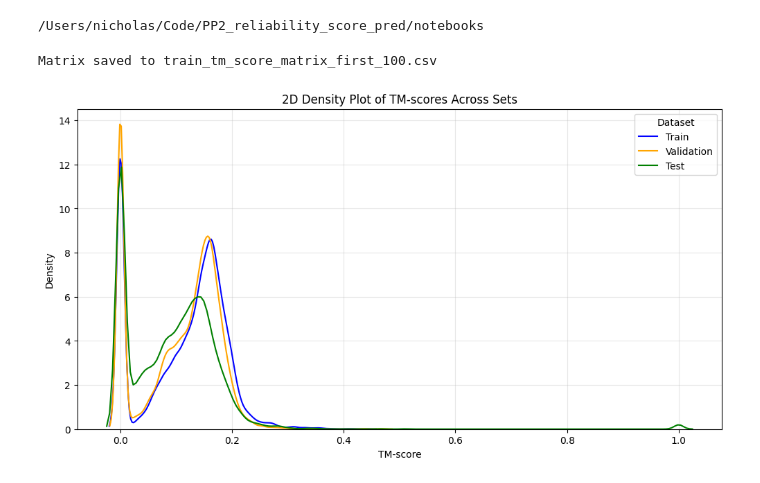
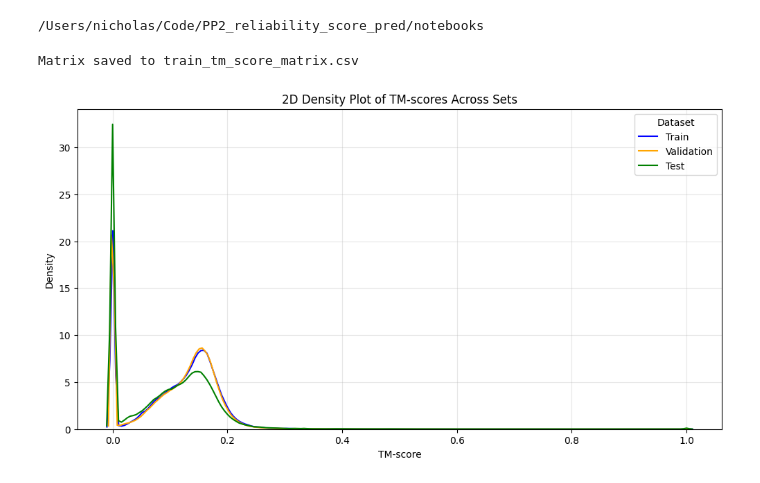
Before and after one commit to LeonHafner/PP2_reliability_score_pred, a Jupyter notebook: notebooks/tmscore.ipynb, the cells around one changed output. Drawn from its saved outputs; the diff is of its cells as text; code cells hidden in the pictures.

```diff
--- a/notebooks/tmscore.ipynb
+++ b/notebooks/tmscore.ipynb
@@ -224,16 +212,16 @@ if __name__ == "__main__":
     val_pdb_files = [os.path.join(val_pdb_folder, f) for f in os.listdir(val_pdb_folder) if f.endswith(".pdb")]
     train_pdb_files = [os.path.join(train_pdb_folder, f) for f in os.listdir(train_pdb_folder) if f.endswith(".pdb")]
     # Split into the first 100 PDBs and the rest
-    test_first_100_pdbs = test_pdb_files[:100]
-    val_first_100_pdbs = val_pdb_files[:100]
-    train_first_100_pdbs = train_pdb_files[:100]
+    test_first_100_pdbs = test_pdb_files
+    val_first_100_pdbs = val_pdb_files
+    train_first_100_pdbs = train_pdb_files[:500]
 
     # Calculate and save the TM-score matrix for the first 100 PDBs
-    #calculate_partial_tm_score_matrix(tmalign_path, test_first_100_pdbs, "test_tm_score_matrix_first_100.csv")
-    #calculate_partial_tm_score_matrix(tmalign_path, val_first_100_pdbs, "val_tm_score_matrix_first_100.csv")
-    calculate_partial_tm_score_matrix(tmalign_path, train_first_100_pdbs, "train_tm_score_matrix_first_100.csv")
+    #calculate_partial_tm_score_matrix(tmalign_path, test_first_100_pdbs, "test_tm_score_matrix.csv")
+    #calculate_partial_tm_score_matrix(tmalign_path, val_first_100_pdbs, "val_tm_score_matrix.csv")
+    calculate_partial_tm_score_matrix(tmalign_path, train_first_100_pdbs, "train_tm_score_matrix.csv")
 # %% [output]
-Matrix saved to train_tm_score_matrix_first_100.csv
+Matrix saved to train_tm_score_matrix.csv
 # %%
 import pandas as pd
 import numpy as np
@@ -256,37 +244,37 @@ def load_and_extract_tm_scores(csv_file):
 
     for i in range(tm_score_array.shape[0]):
         for j in range(i + 1, tm_score_array.shape[1]):  # Upper triangle only
             value = tm_score_array[i, j]
             if not pd.isnull(value):  # Exclude NaN values
                 tm_scores.append(float(value))
 
     return np.array(tm_scores)
 
 # Load TM-score matrices
-test_csv = "test_tm_score_matrix_first_100.csv"  # Replace with your test TM-score matrix CSV file
-train_csv = "train_tm_score_matrix_first_100.csv"  # Replace with your train TM-score matrix CSV file
-val_csv = "val_tm_score_matrix_first_100.csv"  # Replace with your validation TM-score matrix CSV file
+test_csv = "test_tm_score_matrix.csv"  # Replace with your test TM-score matrix CSV file
+train_csv = "train_tm_score_matrix.csv"  # Replace with your train TM-score matrix CSV file
+val_csv = "val_tm_score_matrix.csv"  # Replace with your validation TM-score matrix CSV file
 
 test_tm_scores = load_and_extract_tm_scores(test_csv)
 train_tm_scores = load_and_extract_tm_scores(train_csv)
 val_tm_scores = load_and_extract_tm_scores(val_csv)
 
 # Create 2D density plots for each matrix
 plt.figure(figsize=(12, 6))
 \
 sns.kdeplot(train_tm_scores, fill=False, bw_adjust=0.5, label="Train", color="blue")
 sns.kdeplot(val_tm_scores, fill=False, bw_adjust=0.5, label="Validation", color="orange")
 sns.kdeplot(test_tm_scores, fill=False, bw_adjust=0.5, label="Test", color="green")
 
 # Add plot titles and labels
 plt.title("2D Density Plot of TM-scores Across Sets")
 plt.xlabel("TM-score")
 plt.ylabel("Density")
 plt.legend(title="Dataset")
 plt.grid(alpha=0.3)
 plt.show()
 # %% [output]
-[figure, old version]
+[figure, new version]
 # %%
 import pandas as pd
 import numpy as np
```
Also changed, not shown: parts of 3 cells of this notebook, 5 other files.
